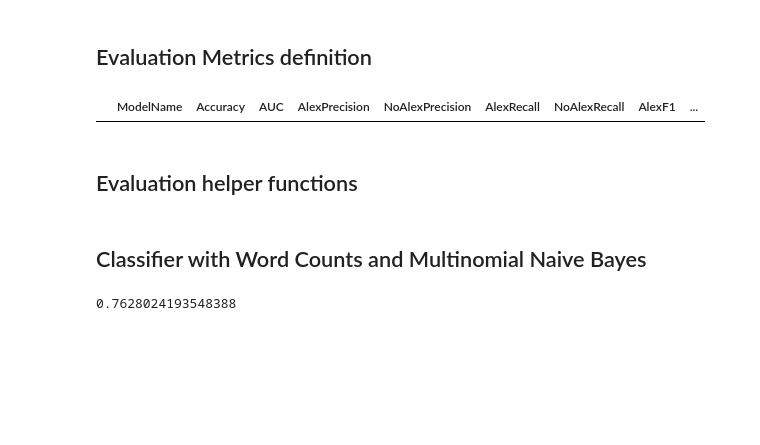
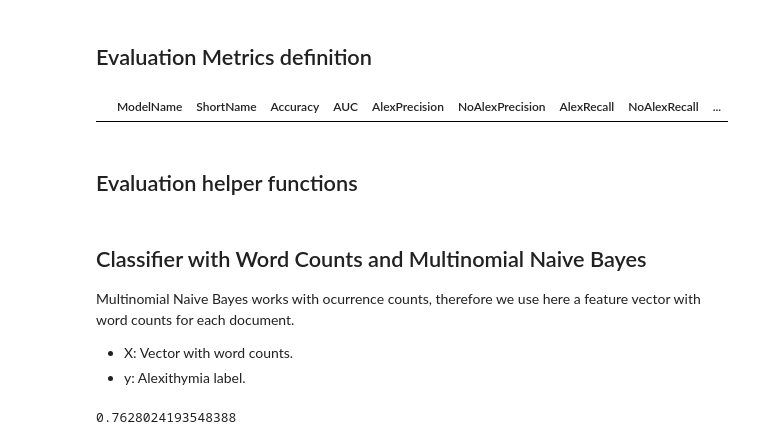
Before and after one commit to psicobotica/prolexitim-analytics, a Jupyter notebook: detectors/DProlex_v3.ipynb, the cells around one changed output. Drawn from its saved outputs; the diff is of its cells as text; code cells hidden in the pictures; blank space fills up the shorter version.

```diff
--- a/detectors/DProlex_v3.ipynb
+++ b/detectors/DProlex_v3.ipynb
@@ -153,11 +153,11 @@ alex_f1_scorer = make_scorer(f1_score, pos_label='Alex')
 noalex_f1_scorer = make_scorer(f1_score, pos_label='NoAlex')
 # %%
 # A dataframe to store all evaluation results
-col_names =  ['ModelName', 'Accuracy', 'AUC', 'AlexPrecision', 'NoAlexPrecision', 'AlexRecall', 'NoAlexRecall', 'AlexF1', 'NoAlexF1']
+col_names =  ['ModelName', 'ShortName', 'Accuracy', 'AUC', 'AlexPrecision', 'NoAlexPrecision', 'AlexRecall', 'NoAlexRecall', 'AlexF1', 'NoAlexF1']
 eval_df  = pd.DataFrame(columns = col_names)
 eval_df
 # %% [output]
-|  | ModelName | Accuracy | AUC | AlexPrecision | NoAlexPrecision | AlexRecall | NoAlexRecall | AlexF1 | ... |
+|  | ModelName | ShortName | Accuracy | AUC | AlexPrecision | NoAlexPrecision | AlexRecall | NoAlexRecall | ... |
 # %% [markdown]
 ## Evaluation helper functions
 # %%
@@ -217,8 +217,11 @@ def plot_confusion_matrix(y_true, y_pred, classes,
                     color="white" if cm[i, j] > thresh else "black")
     fig.tight_layout()
     return ax
-# %% [markdown]
-## Classifier with Word Counts and Multinomial Naive Bayes
+# %% [markdown]
+## Classifier with Word Counts and Multinomial Naive Bayes
+Multinomial Naive Bayes works with ocurrence counts, therefore we use here a feature vector with word counts for each document.
+- X: Vector with word counts.
+- y: Alexithymia label.
 # %%
 from sklearn.pipeline import Pipeline
 from sklearn.naive_bayes import MultinomialNB
```
Also changed, not shown: parts of 101 cells of this notebook.
